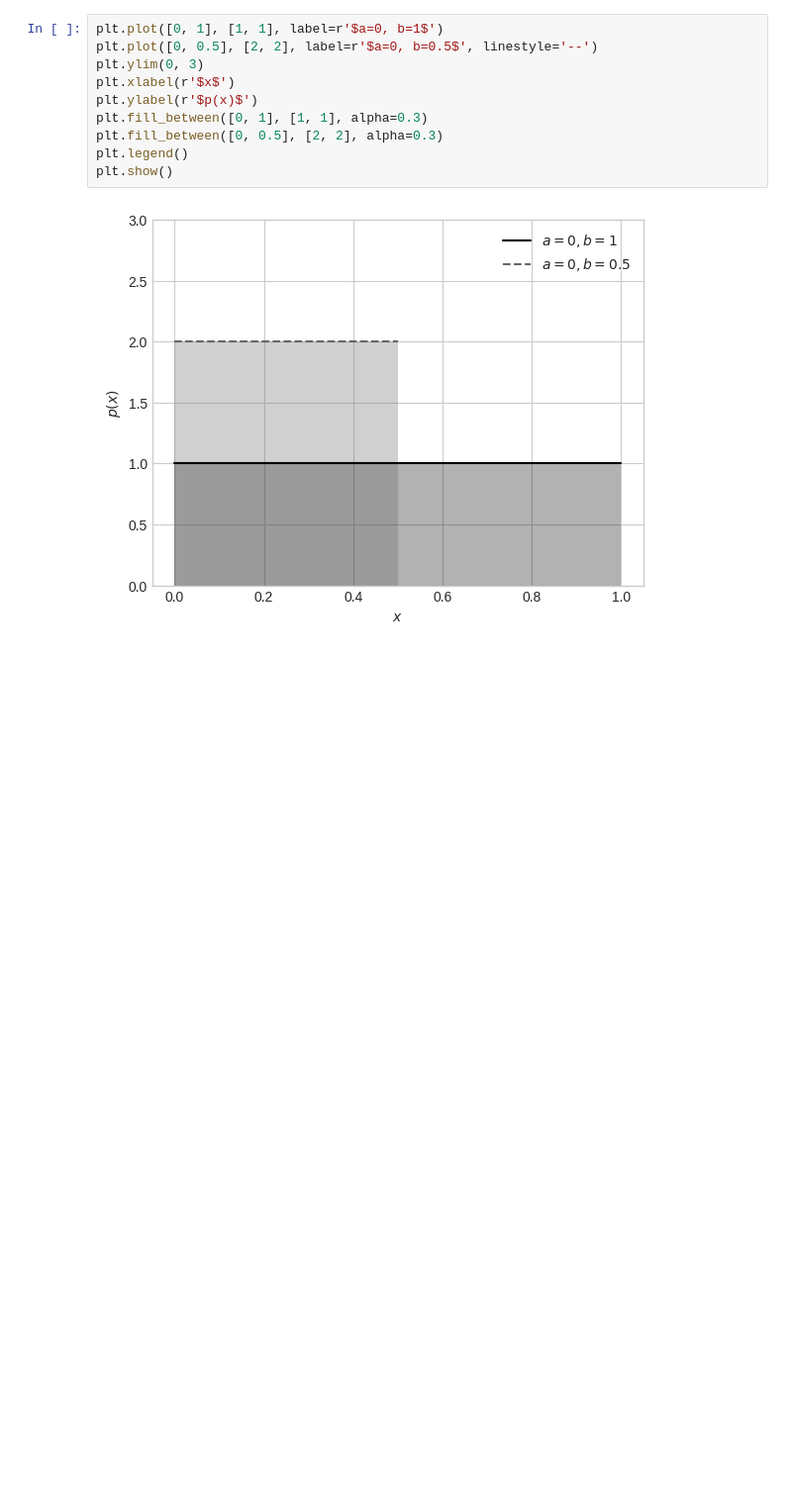
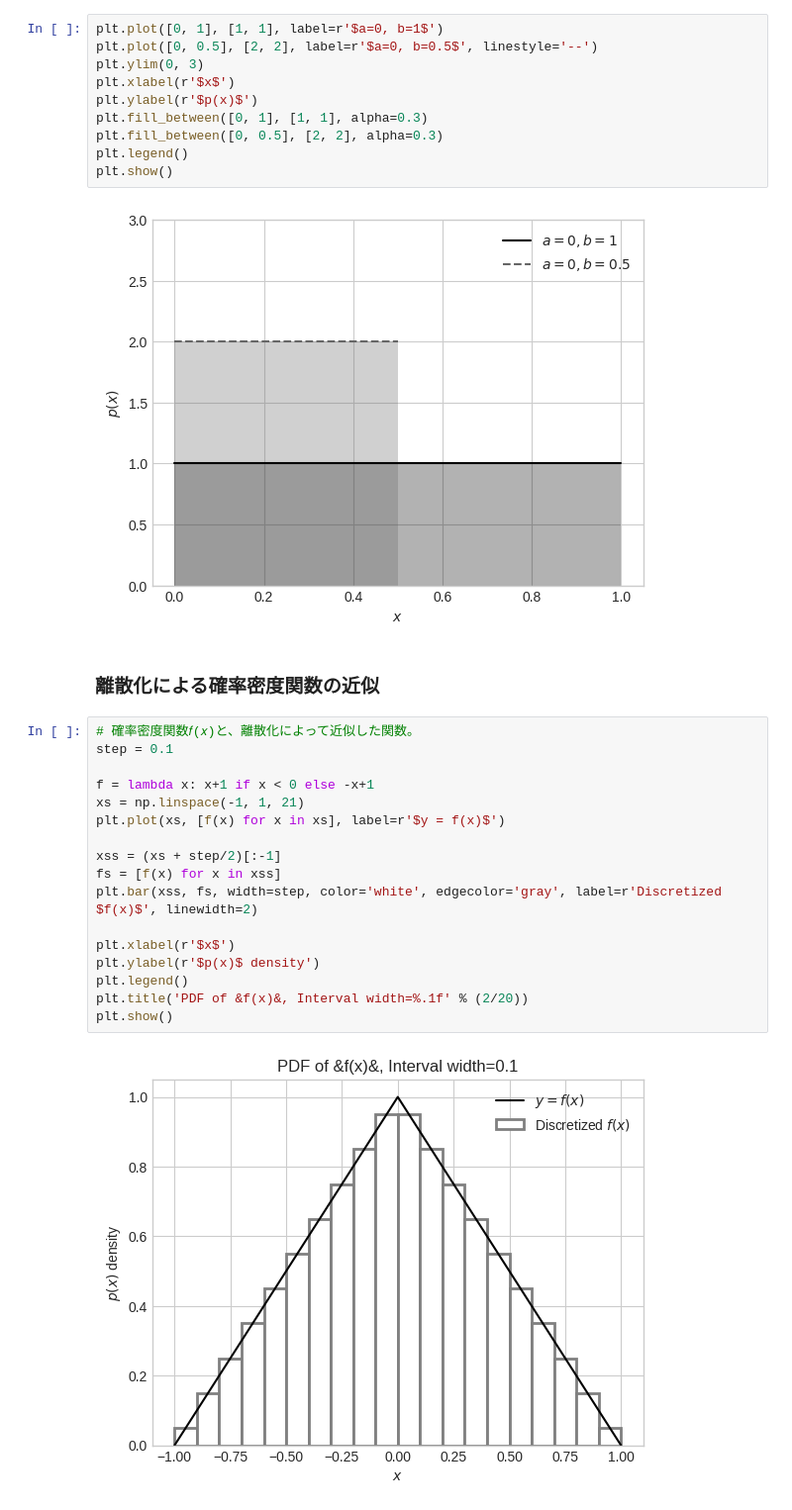
Before and after one commit to yuji-sgs/web-optimization, a Jupyter notebook: cahpter1.ipynb, the cells around one changed output. Shown at 99% size. Saved outputs shown, nothing was run; the diff lists cells and outputs as text; blank space fills up the shorter version.

Commit message:
離散化による確率密度関数の近似をプロット

```diff
--- a/cahpter1.ipynb
+++ b/cahpter1.ipynb
@@ -48,3 +48,24 @@ plt.legend()
 plt.show()
 # %% [output]
 [figure]
+# %% [markdown]
+### 離散化による確率密度関数の近似
+# %%
+# 確率密度関数𝑓(𝑥)と、離散化によって近似した関数。
+step = 0.1
+
+f = lambda x: x+1 if x < 0 else -x+1
+xs = np.linspace(-1, 1, 21)
+plt.plot(xs, [f(x) for x in xs], label=r'$y = f(x)$')
+
+xss = (xs + step/2)[:-1]
+fs = [f(x) for x in xss]
+plt.bar(xss, fs, width=step, color='white', edgecolor='gray', label=r'Discretized $f(x)$', linewidth=2)
+
+plt.xlabel(r'$x$')
+plt.ylabel(r'$p(x)$ density')
+plt.legend()
+plt.title('PDF of &f(x)&, Interval width=%.1f' % (2/20))
+plt.show()
+# %% [output]
+[figure, added]
```
Also changed, not shown: parts of 1 cell of this notebook.
